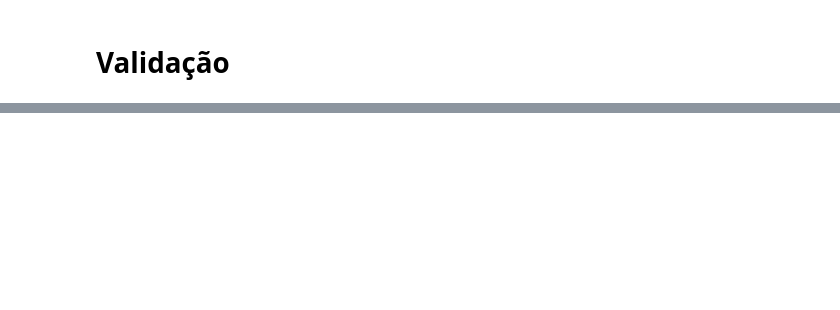
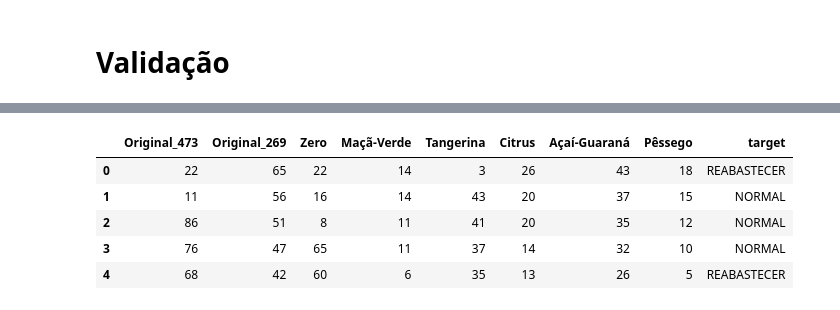
Before and after one commit to igorlpa/desafio-2-2020, a Jupyter notebook: Desafio 07/Desafio 07.ipynb, the cells around one changed output, grey strips where cells are left out. Saved outputs shown, nothing was run; the diff lists cells and outputs as text; code cells hidden in the pictures; blank space fills up the shorter version.

```diff
--- a/Desafio 07/Desafio 07.ipynb
+++ b/Desafio 07/Desafio 07.ipynb
@@ -122,0 +188,3 @@ print(accuracy_score(y_val, pred_val))
+# %%
+x_test = data_test.drop(['LAT', 'LONG', 'Estação', 'Tempo', 'Movimentação'], axis=1)
+x_test.head()
@@ -122,0 +198,12 @@ print(accuracy_score(y_val, pred_val))
+# %%
+y_pred = clf.predict(x_test)
+result = x_test
+result['target'] = y_pred
+result.head()
+# %% [output]
+|  | Original_473 | Original_269 | Zero | Maçã-Verde | Tangerina | Citrus | Açaí-Guaraná | Pêssego | target |
+| 0 | 22 | 65 | 22 | 14 | 3 | 26 | 43 | 18 | REABASTECER |
+| 1 | 11 | 56 | 16 | 14 | 43 | 20 | 37 | 15 | NORMAL |
+| 2 | 86 | 51 | 8 | 11 | 41 | 20 | 35 | 12 | NORMAL |
+| 3 | 76 | 47 | 65 | 11 | 37 | 14 | 32 | 10 | NORMAL |
+| 4 | 68 | 42 | 60 | 6 | 35 | 13 | 26 | 5 | REABASTECER |
```
Also changed, not shown: parts of 14 cells of this notebook, 8 other files.
